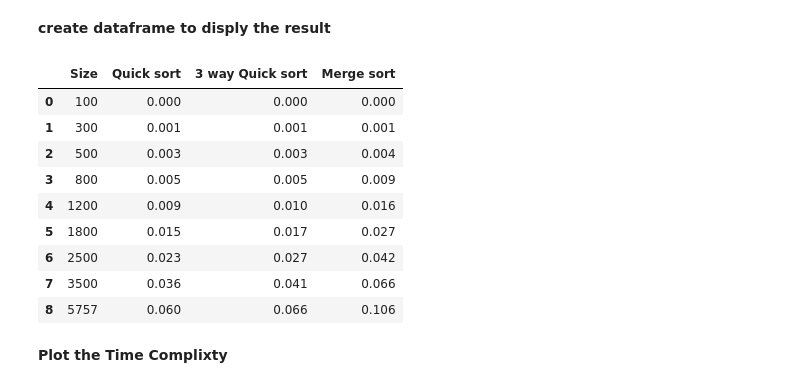
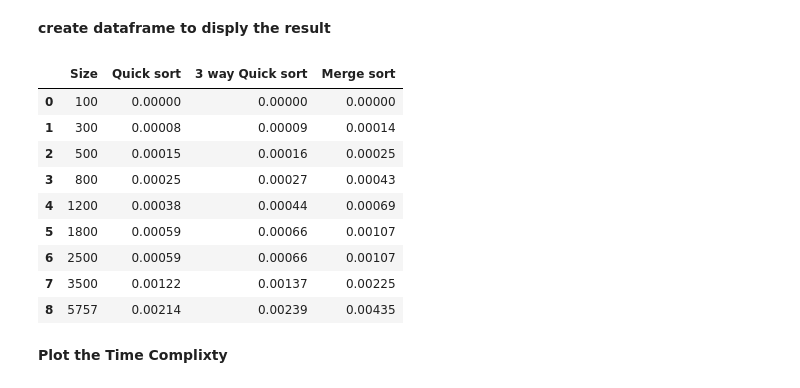
Before and after one commit to Mohamed1-2/-string-sorting-algorithms, a Jupyter notebook: String_sorting_algorithms.ipynb, the cells around one changed output. Cells and saved outputs as stored; diff of their text form; code cells hidden in the pictures.

```diff
--- a/String_sorting_algorithms.ipynb
+++ b/String_sorting_algorithms.ipynb
@@ -215,27 +198,27 @@ def exextion_time_for_algo(algo,mylist):
 # %%
 import pandas as pd
 import numpy as np
 mylist=extract_txt_data() # get the list of the text by calling extract_txt_data() func
 df = pd.DataFrame(columns = ['Size','Quick sort', '3 way Quick sort','Merge sort'])
 
 df['Size'] = [100, 300, 500, 800, 1200, 1800, 2500, 3500, 5757]
 
-df['Quick sort'] = exextion_time_algo(algo=qsort,mylist=mylist)
-df['3 way Quick sort'] = exextion_time_algo(algo=three_qsort,mylist=mylist)
-df['Merge sort'] = exextion_time_algo(algo=merge_sort,mylist=mylist)
+df['Quick sort'] = exextion_time_for_algo(algo=qsort,mylist=mylist)
+df['3 way Quick sort'] = exextion_time_for_algo(algo=three_qsort,mylist=mylist)
+df['Merge sort'] = exextion_time_for_algo(algo=merge_sort,mylist=mylist)
 
 df
 # %% [output]
 |  | Size | Quick sort | 3 way Quick sort | Merge sort |
-| 0 | 100 | 0.000 | 0.000 | 0.000 |
-| 1 | 300 | 0.001 | 0.001 | 0.001 |
-| 2 | 500 | 0.003 | 0.003 | 0.004 |
-| 3 | 800 | 0.005 | 0.005 | 0.009 |
-| 4 | 1200 | 0.009 | 0.010 | 0.016 |
-| 5 | 1800 | 0.015 | 0.017 | 0.027 |
-| 6 | 2500 | 0.023 | 0.027 | 0.042 |
-| 7 | 3500 | 0.036 | 0.041 | 0.066 |
-| 8 | 5757 | 0.060 | 0.066 | 0.106 |
+| 0 | 100 | 0.00000 | 0.00000 | 0.00000 |
+| 1 | 300 | 0.00008 | 0.00009 | 0.00014 |
+| 2 | 500 | 0.00015 | 0.00016 | 0.00025 |
+| 3 | 800 | 0.00025 | 0.00027 | 0.00043 |
+| 4 | 1200 | 0.00038 | 0.00044 | 0.00069 |
+| 5 | 1800 | 0.00059 | 0.00066 | 0.00107 |
+| 6 | 2500 | 0.00059 | 0.00066 | 0.00107 |
+| 7 | 3500 | 0.00122 | 0.00137 | 0.00225 |
+| 8 | 5757 | 0.00214 | 0.00239 | 0.00435 |
 # %% [markdown]
 **Plot the Time Complixty**
 # %%
```
Also changed, not shown: parts of 2 cells of this notebook.
